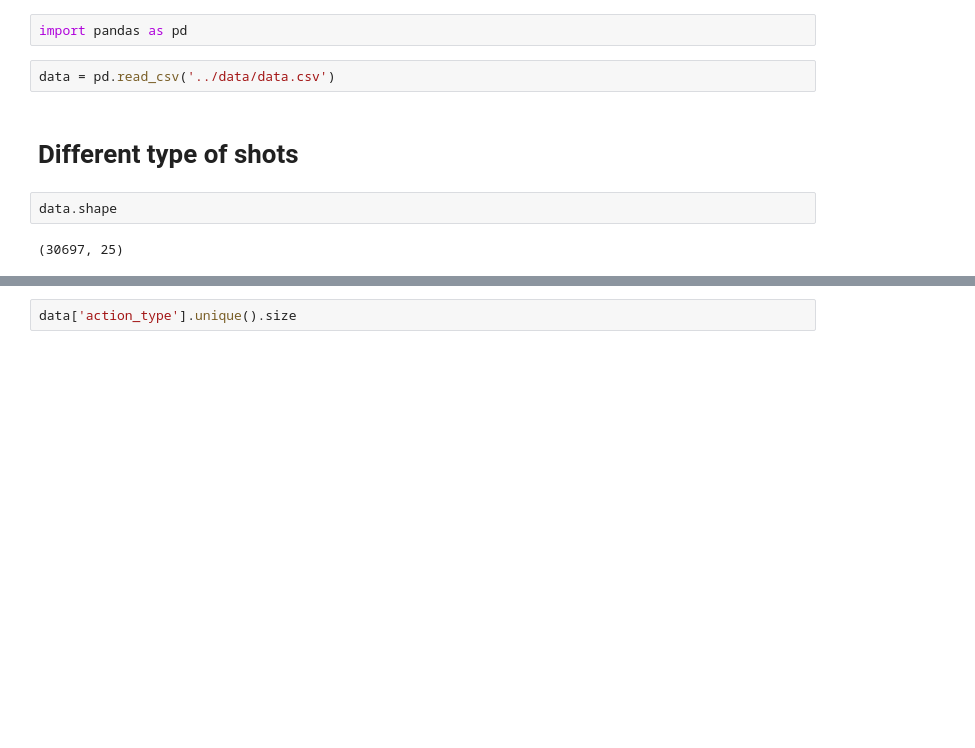
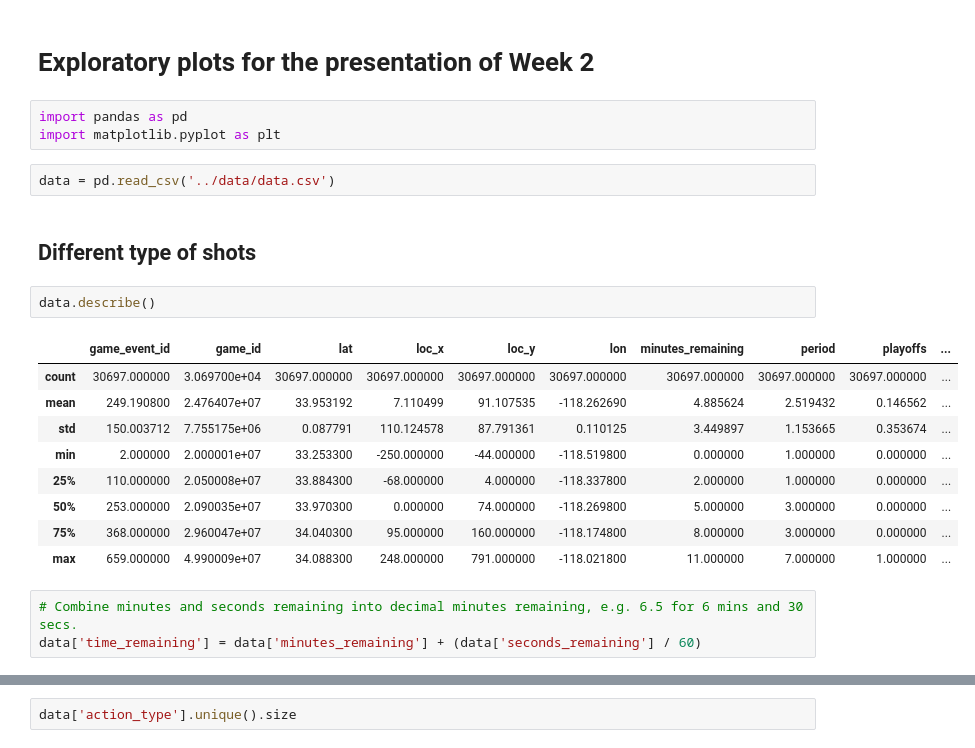
Before and after one commit to misharigot/kobe, a Jupyter notebook: data-exploration/week2.ipynb, the cells around one changed output, grey strips where cells are left out. Saved outputs shown, nothing was run; the diff lists cells and outputs as text; blank space fills up the shorter version.

Commit message:
Week 2 version 1.0

```diff
--- a/data-exploration/week2.ipynb
+++ b/data-exploration/week2.ipynb
@@ -1,10 +1,24 @@
+# %% [markdown]
+# Exploratory plots for the presentation of Week 2
 # %%
 import pandas as pd
+import matplotlib.pyplot as plt
 # %%
 data = pd.read_csv('../data/data.csv')
 # %% [markdown]
-# Different type of shots
+## Different type of shots
 # %%
-data.shape
+data.describe()
 # %% [output]
-(30697, 25)
+|  | game_event_id | game_id | lat | loc_x | loc_y | lon | minutes_remaining | period | playoffs | ... |
+| count | 30697.000000 | 3.069700e+04 | 30697.000000 | 30697.000000 | 30697.000000 | 30697.000000 | 30697.000000 | 30697.000000 | 30697.000000 | ... |
+| mean | 249.190800 | 2.476407e+07 | 33.953192 | 7.110499 | 91.107535 | -118.262690 | 4.885624 | 2.519432 | 0.146562 | ... |
+| std | 150.003712 | 7.755175e+06 | 0.087791 | 110.124578 | 87.791361 | 0.110125 | 3.449897 | 1.153665 | 0.353674 | ... |
+| min | 2.000000 | 2.000001e+07 | 33.253300 | -250.000000 | -44.000000 | -118.519800 | 0.000000 | 1.000000 | 0.000000 | ... |
+| 25% | 110.000000 | 2.050008e+07 | 33.884300 | -68.000000 | 4.000000 | -118.337800 | 2.000000 | 1.000000 | 0.000000 | ... |
+| 50% | 253.000000 | 2.090035e+07 | 33.970300 | 0.000000 | 74.000000 | -118.269800 | 5.000000 | 3.000000 | 0.000000 | ... |
+| 75% | 368.000000 | 2.960047e+07 | 34.040300 | 95.000000 | 160.000000 | -118.174800 | 8.000000 | 3.000000 | 0.000000 | ... |
+| max | 659.000000 | 4.990009e+07 | 34.088300 | 248.000000 | 791.000000 | -118.021800 | 11.000000 | 7.000000 | 1.000000 | ... |
+# %%
+# Combine minutes and seconds remaining into decimal minutes remaining, e.g. 6.5 for 6 mins and 30 secs.
+data['time_remaining'] = data['minutes_remaining'] + (data['seconds_remaining'] / 60)
```
Also changed, not shown: parts of 3 cells of this notebook, 2 other files.
